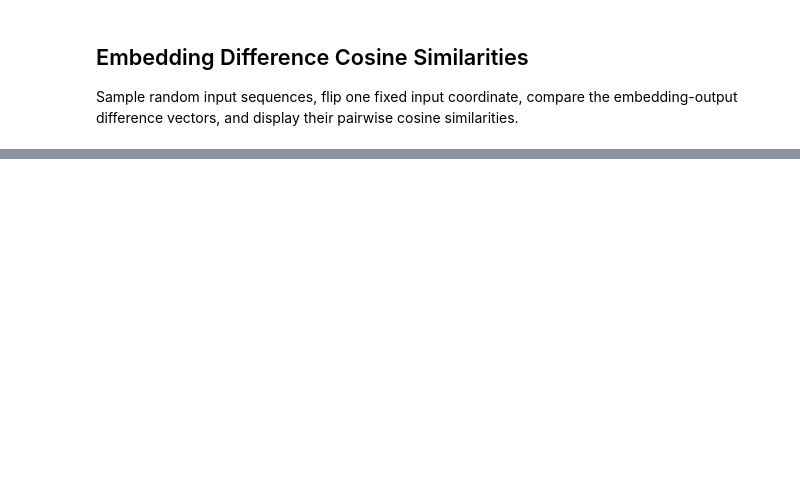
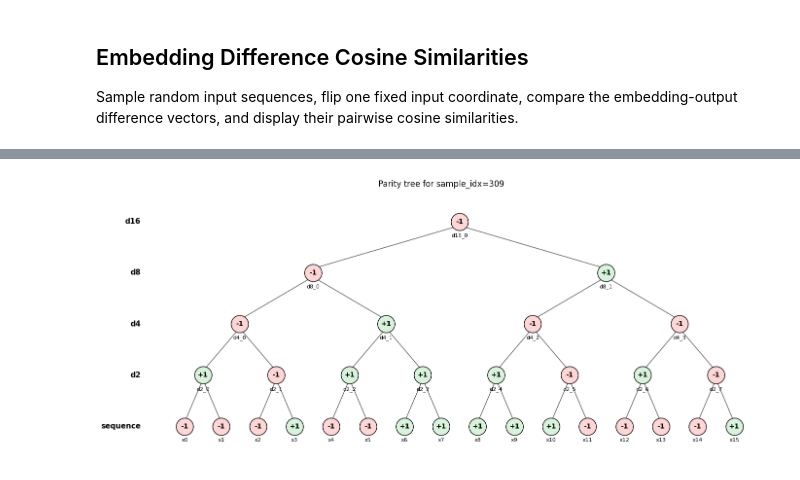
Before and after one commit to labofdoubt/feature-learning-parity-task, a Jupyter notebook: notebooks/colab_width_scaling_sgd.ipynb, the cells around one changed output, grey strips where cells are left out. Drawn from its saved outputs; the diff is of its cells as text; code cells hidden in the pictures; blank space fills up the shorter version.

```diff
--- a/notebooks/colab_width_scaling_sgd.ipynb
+++ b/notebooks/colab_width_scaling_sgd.ipynb
@@ -1269,0 +2235,79 @@ display(cosine_similarity_df)
+# %%
+import matplotlib.pyplot as plt
+import torch
+
+from parity_net.data import labels_from_inputs
+
+PARITY_TREE_SAMPLE_IDX = 309
+PARITY_TREE_USE_PCA_INPUTS = True
+PARITY_TREE_INPUT_SEQUENCE = None  # Optional explicit list/tuple of -1 and 1 values. Overrides sampled inputs when not None.
+
+if PARITY_TREE_INPUT_SEQUENCE is not None:
+    parity_tree_sequence = torch.tensor(PARITY_TREE_INPUT_SEQUENCE, dtype=torch.float32)
+else:
+    if PARITY_TREE_USE_PCA_INPUTS:
+        if "pre_readout_pca_inputs" not in globals():
+            raise NameError("Run the Pre-Readout Activations in PCA Coordinates cell first, or set PARITY_TREE_INPUT_SEQUENCE")
+        source_inputs = pre_readout_pca_inputs
+    elif "nearest_pc01_inputs_df" in globals():
+        source_inputs = torch.tensor(nearest_pc01_inputs_df.iloc[PARITY_TREE_SAMPLE_IDX]["input_sequence"], dtype=torch.float32).unsqueeze(0)
+        PARITY_TREE_SAMPLE_IDX = 0
+    else:
+        raise NameError("No input source found. Run the PCA input sampling cell or set PARITY_TREE_INPUT_SEQUENCE")
+
+    if PARITY_TREE_SAMPLE_IDX < 0 or PARITY_TREE_SAMPLE_IDX >= source_inputs.shape[0]:
+        raise ValueError(f"PARITY_TREE_SAMPLE_IDX must be in [0, {source_inputs.shape[0] - 1}]")
+    parity_tree_sequence = source_inputs[PARITY_TREE_SAMPLE_IDX].detach().cpu().float()
+
+if parity_tree_sequence.numel() < 16:
+    raise ValueError("Parity tree requires at least 16 input coordinates")
+relevant_sequence = parity_tree_sequence[:16]
+parity_outputs = labels_from_inputs(relevant_sequence.view(1, -1), relevant_dim=16).squeeze(0).detach().cpu().int().tolist()
+
+levels = {
+    "sequence": relevant_sequence.int().tolist(),
+    "d2": parity_outputs[0:8],
+    "d4": parity_outputs[8:12],
+    "d8": parity_outputs[12:14],
+    "d16": parity_outputs[14:15],
+}
+
+for level_name, values in levels.items():
+    print(f"{level_name}: {values}")
+
+fig, ax = plt.subplots(figsize=(14, 6))
+ax.axis("off")
+level_order = ["sequence", "d2", "d4", "d8", "d16"]
+y_positions = {"sequence": 0, "d2": 1, "d4": 2, "d8": 3, "d16": 4}
+node_positions = {}
+
+for level_name in level_order:
+    values = levels[level_name]
+    y = y_positions[level_name]
+    spacing = 16 / len(values)
+    xs = [(idx + 0.5) * spacing - 0.5 for idx in range(len(values))]
+    node_positions[level_name] = xs
+    for idx, (x_pos, value) in enumerate(zip(xs, values)):
+        color = "#d8f3dc" if value == 1 else "#ffd6d6"
+        ax.scatter([x_pos], [y], s=650, color=color, edgecolor="black", linewidth=1.0, zorder=3)
+        ax.text(x_pos, y, f"{value:+d}", ha="center", va="center", fontsize=10, fontweight="bold", zorder=4)
+        label = f"x{idx}" if level_name == "sequence" else f"{level_name}_{idx}"
+        ax.text(x_pos, y - 0.22, label, ha="center", va="top", fontsize=8)
+
+for parent_level, child_level in [("d2", "sequence"), ("d4", "d2"), ("d8", "d4"), ("d16", "d8")]:
+    parent_y = y_positions[parent_level]
+    child_y = y_positions[child_level]
+    for parent_idx, parent_x in enumerate(node_positions[parent_level]):
+        for child_idx in (2 * parent_idx, 2 * parent_idx + 1):
+            child_x = node_positions[child_level][child_idx]
+            ax.plot([parent_x, child_x], [parent_y - 0.08, child_y + 0.08], color="#555555", linewidth=1.0, zorder=1)
+
+for level_name in level_order:
+    ax.text(-1.2, y_positions[level_name], level_name, ha="right", va="center", fontsize=11, fontweight="bold")
+
+ax.set_xlim(-1.8, 15.8)
+ax.set_ylim(-0.6, 4.6)
+ax.set_title(f"Parity tree for sample_idx={PARITY_TREE_SAMPLE_IDX}")
+fig.tight_layout()
+plt.show()
+# %% [output]
@@ -1269,0 +2319 @@ display(cosine_similarity_df)
+[figure, added]
```
Also changed, not shown: parts of 25 cells of this notebook, 9 other files.
